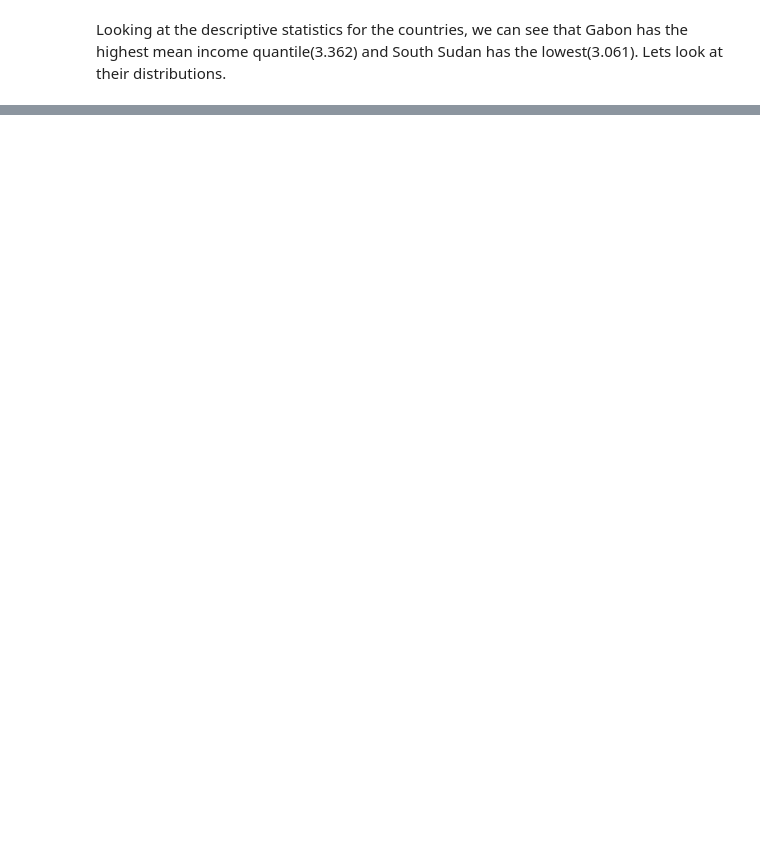
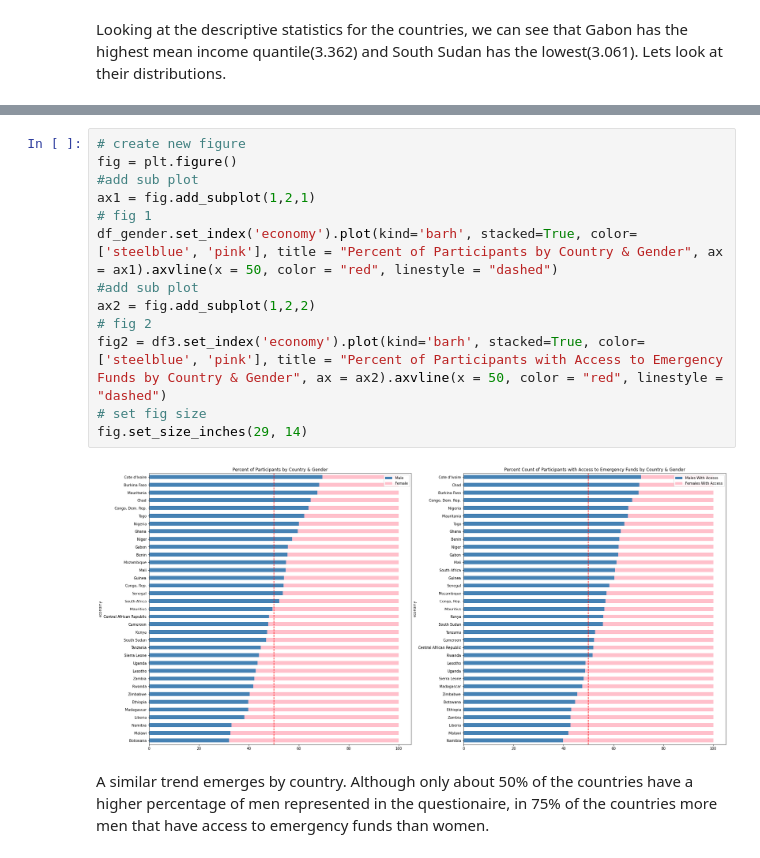
Before and after one commit to sds-capstone/2022-09-proj7-women-at-table, a Jupyter notebook: final_project.ipynb, the cells around one changed output, grey strips where cells are left out. Cells and saved outputs as stored; diff of their text form; blank space fills up the shorter version.

```diff
--- a/final_project.ipynb
+++ b/final_project.ipynb
@@ -625,0 +691,17 @@ countries combined. They are both left skewed. The distribution in Gabon is far
+# %%
+# create new figure
+fig = plt.figure()
+#add sub plot
+ax1 = fig.add_subplot(1,2,1)
+# fig 1
+df_gender.set_index('economy').plot(kind='barh', stacked=True, color=['steelblue', 'pink'], title = "Percent of Participants by Country & Gender", ax = ax1).axvline(x = 50, color = "red", linestyle = "dashed")
+#add sub plot
+ax2 = fig.add_subplot(1,2,2)
+# fig 2
+fig2 = df3.set_index('economy').plot(kind='barh', stacked=True, color=['steelblue', 'pink'], title = "Percent of Participants with Access to Emergency Funds by Country & Gender", ax = ax2).axvline(x = 50, color = "red", linestyle = "dashed")
+# set fig size
+fig.set_size_inches(29, 14)
+# %% [output]
+[figure, added]
+# %% [markdown]
+A similar trend emerges by country. Although only about 50% of the countries have a higher percentage of men represented in the questionaire, in 75% of the countries more men that have access to emergency funds than women.
```
Also changed, not shown: parts of 59 cells of this notebook.
